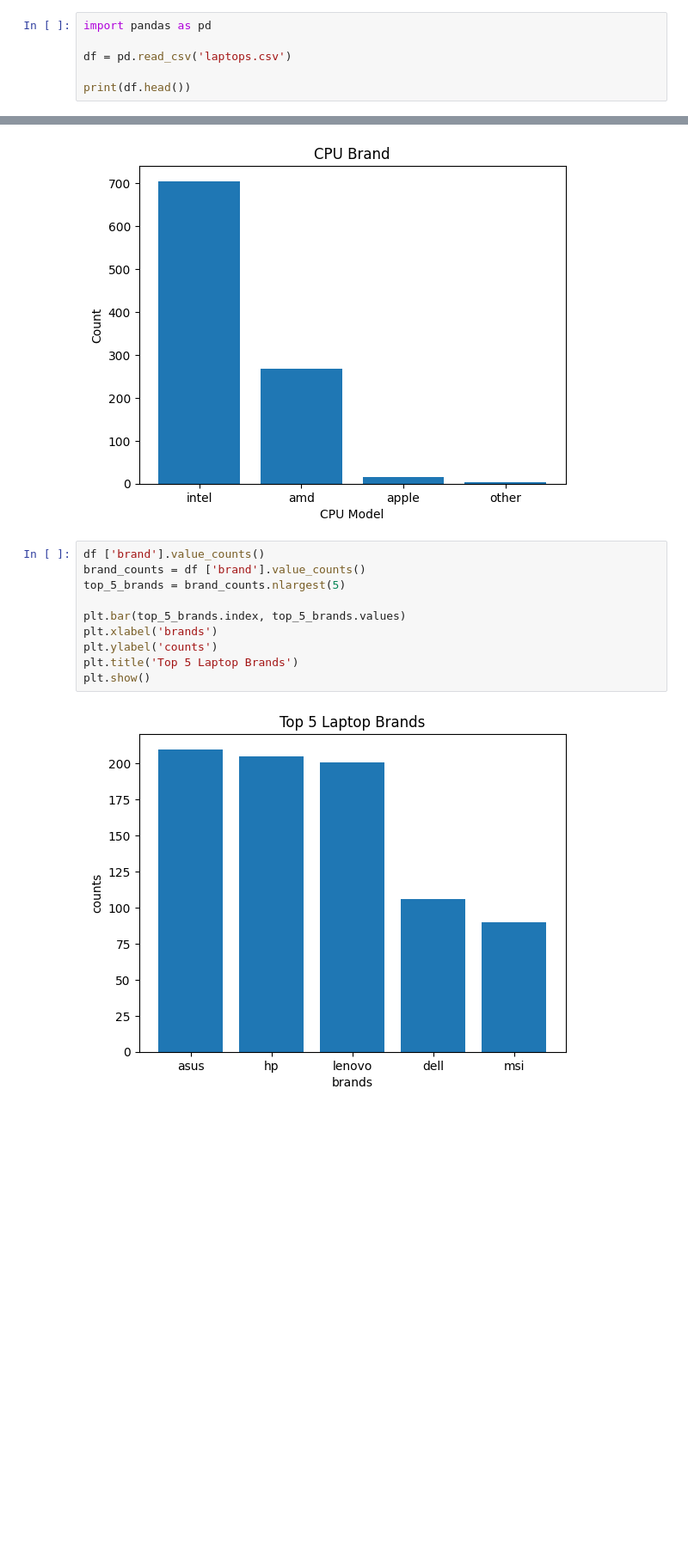
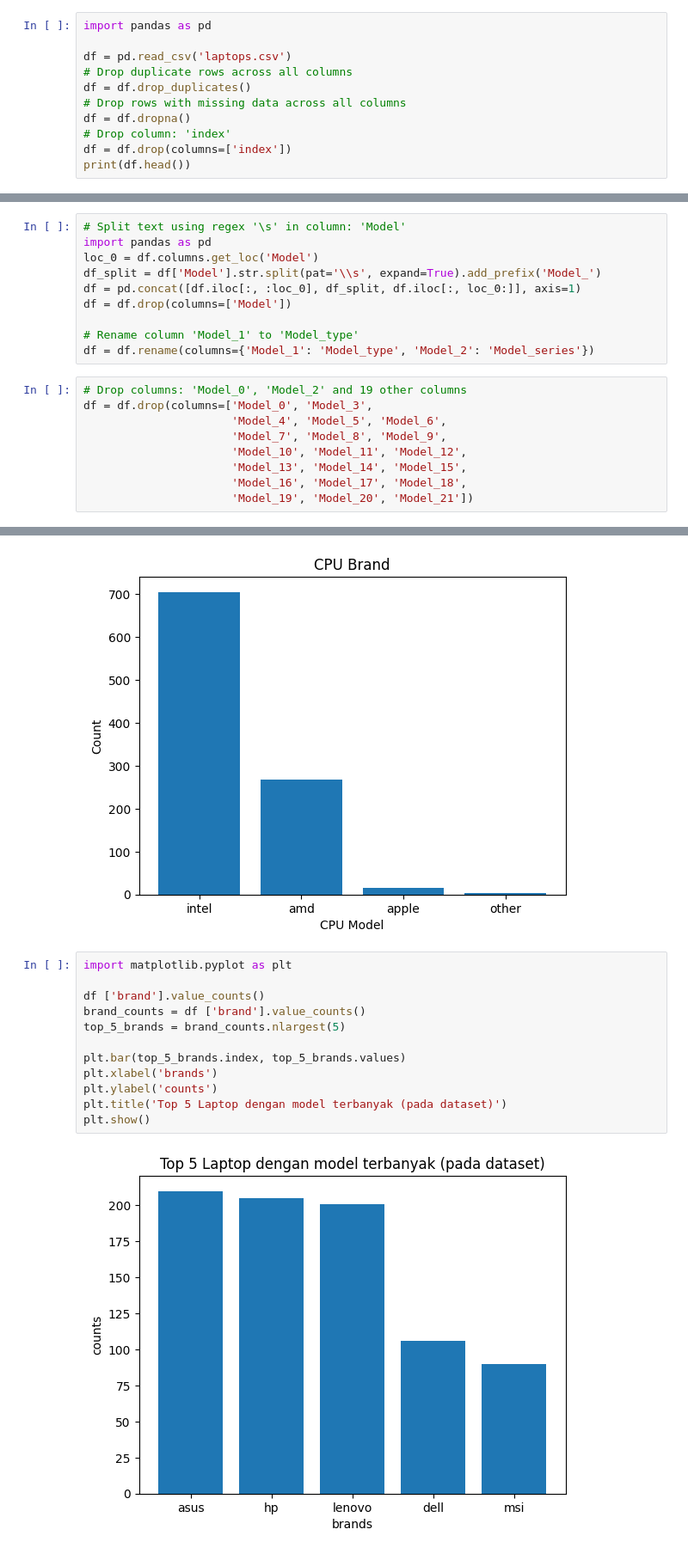
Before and after one commit to Yzamurti1748/pythondataanalysisqueries, a Jupyter notebook: laptop_data_analysis.ipynb, the cells around one changed output, grey strips where cells are left out. Shown at 86% size. Saved outputs shown, nothing was run; the diff lists cells and outputs as text; blank space fills up the shorter version.

```diff
--- a/laptop_data_analysis.ipynb
+++ b/laptop_data_analysis.ipynb
@@ -2,6 +2,11 @@
 import pandas as pd
 
 df = pd.read_csv('laptops.csv')
-
+# Drop duplicate rows across all columns
+df = df.drop_duplicates()
+# Drop rows with missing data across all columns
+df = df.dropna()
+# Drop column: 'index'
+df = df.drop(columns=['index'])
 print(df.head())
 # %% [output]
@@ -24,0 +30,19 @@ print(df.head())
+# %%
+# Split text using regex '\s' in column: 'Model'
+import pandas as pd
+loc_0 = df.columns.get_loc('Model')
+df_split = df['Model'].str.split(pat='\\s', expand=True).add_prefix('Model_')
+df = pd.concat([df.iloc[:, :loc_0], df_split, df.iloc[:, loc_0:]], axis=1)
+df = df.drop(columns=['Model'])
+
+# Rename column 'Model_1' to 'Model_type'
+df = df.rename(columns={'Model_1': 'Model_type', 'Model_2': 'Model_series'})
+# %%
+# Drop columns: 'Model_0', 'Model_2' and 19 other columns
+df = df.drop(columns=['Model_0', 'Model_3',
+                      'Model_4', 'Model_5', 'Model_6',
+                      'Model_7', 'Model_8', 'Model_9',
+                      'Model_10', 'Model_11', 'Model_12',
+                      'Model_13', 'Model_14', 'Model_15',
+                      'Model_16', 'Model_17', 'Model_18',
+                      'Model_19', 'Model_20', 'Model_21'])
@@ -97,14 +177,16 @@ plt.show()
 # %% [output]
 [figure]
 # %%
+import matplotlib.pyplot as plt
+
 df ['brand'].value_counts()
 brand_counts = df ['brand'].value_counts()
 top_5_brands = brand_counts.nlargest(5)
 
 plt.bar(top_5_brands.index, top_5_brands.values)
 plt.xlabel('brands')
 plt.ylabel('counts')
-plt.title('Top 5 Laptop Brands')
+plt.title('Top 5 Laptop dengan model terbanyak (pada dataset)')
 plt.show()
 # %% [output]
-[figure, old version]
+[figure, new version]
```
Also changed, not shown: parts of 8 cells of this notebook.
